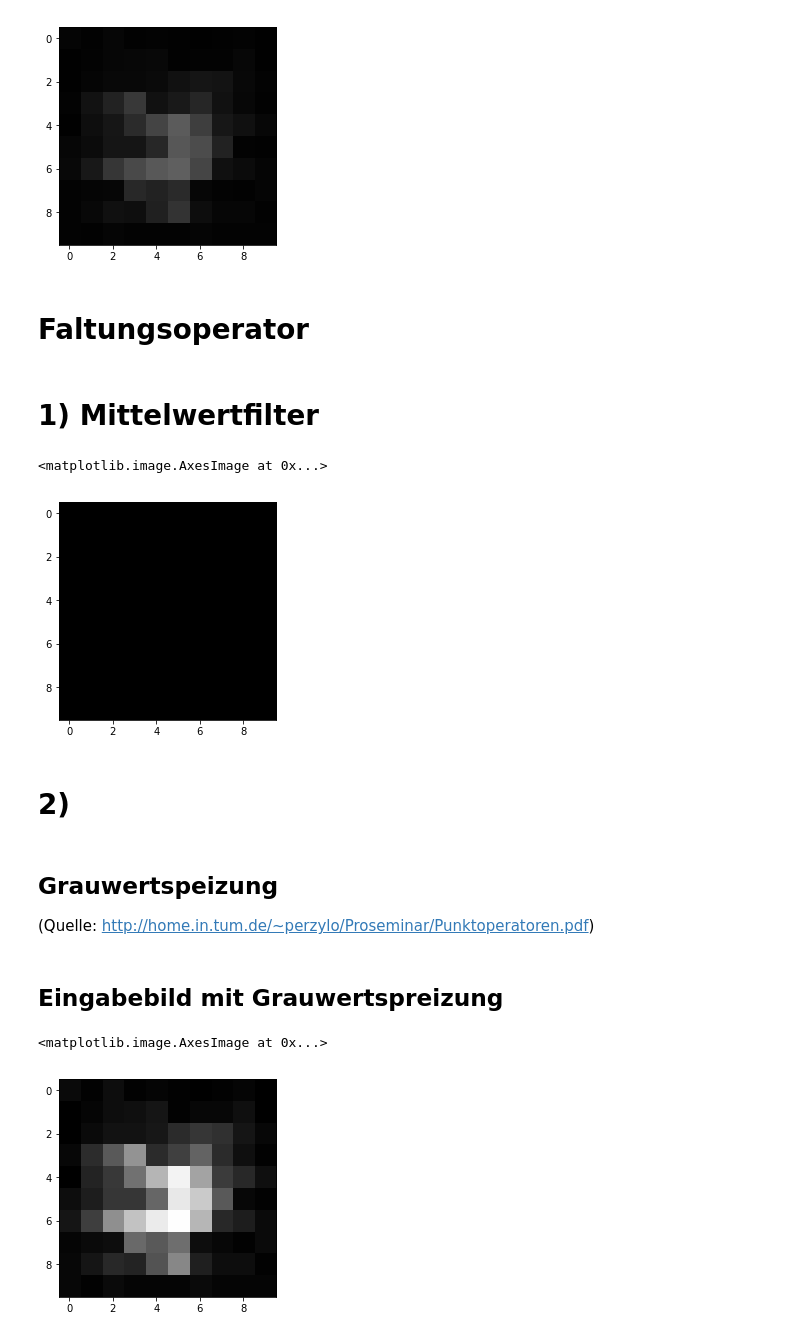
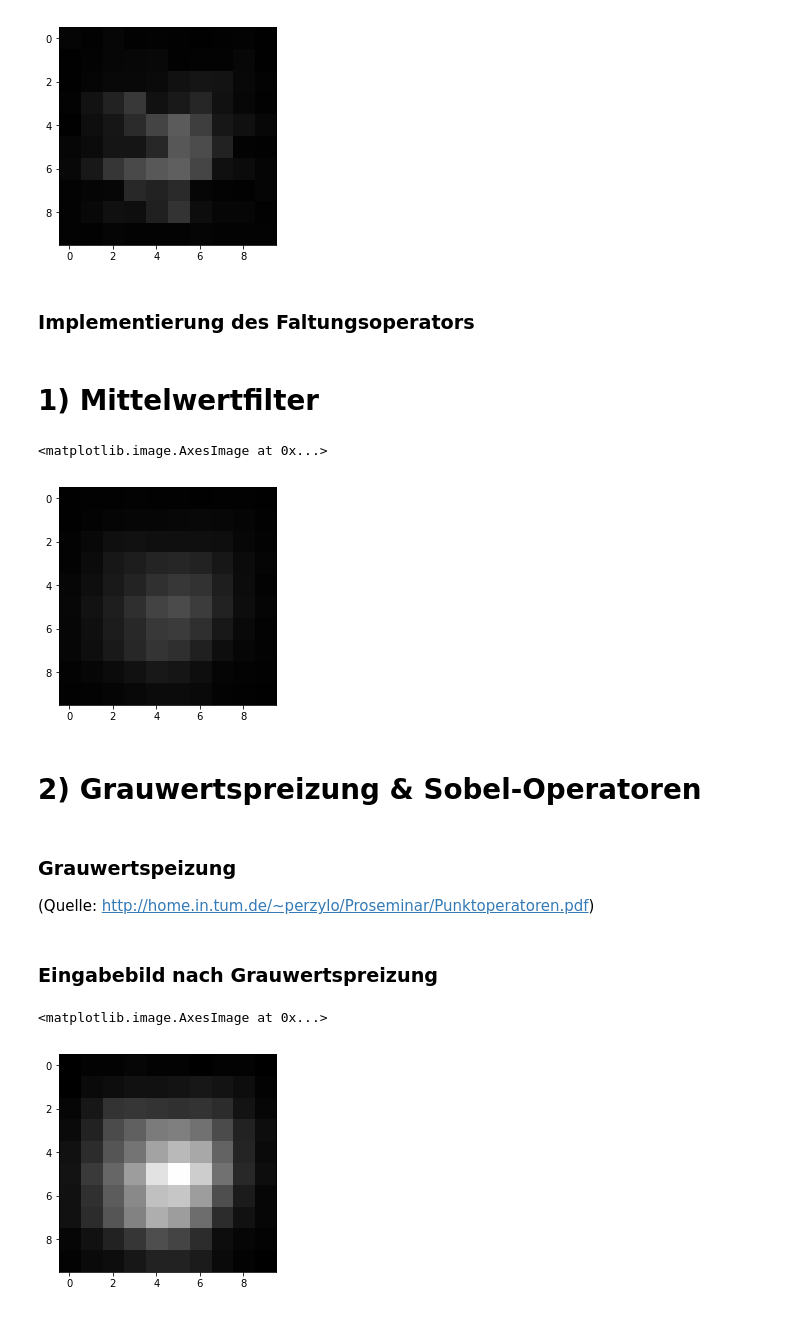
Before and after one commit to burknator/medizintechnik, a Jupyter notebook: Sobel-Operator.ipynb, the cells around one changed output. Cells and saved outputs as stored; diff of their text form; code cells hidden in the pictures.

Commit message:
Füge Überschiften hinzu und verwende Averaged base als Eingabe

```diff
--- a/Sobel-Operator.ipynb
+++ b/Sobel-Operator.ipynb
@@ -35,7 +29,7 @@ show(base)
 # %% [output]
 <matplotlib.image.AxesImage at 0x...>
 [figure]
-# %% [markdown]
-# Faltungsoperator
+# %% [markdown]
+### Implementierung des Faltungsoperators
 # %%
 def convolve(image, kernel):
@@ -48,19 +48,19 @@ def convolve(image, kernel):
 # %% [markdown]
 # 1) Mittelwertfilter
 # %%
-average_kernel = np.zeros((3,3)) + 1/9
-avg = convolve(base, average_kernel)
-show(avg)
+average_kernel = np.ones((3,3)) * 1/9
+base_averaged = convolve(base, average_kernel)
+show(base_averaged)
 # %% [output]
 <matplotlib.image.AxesImage at 0x...>
-[figure, old version]
+[figure, new version]
 # %% [markdown]
-# 2)
+# 2) Grauwertspreizung & Sobel-Operatoren
 # %% [markdown]
-## Grauwertspeizung
+### Grauwertspeizung
 (Quelle: http://home.in.tum.de/~perzylo/Proseminar/Punktoperatoren.pdf)
 # %%
-def scale(image, g_1=None, g_2=None, G=255):
+def spread_gray_value(image, g_1=None, g_2=None, G=255):
     if g_1 is None:
         g_1 = np.min(image)
     if g_2 is None:
@@ -80,8 +78,10 @@ base_scaled = scale(base)
+# %%
+base_spread = spread_gray_value(base_averaged)
 # %% [markdown]
-## Eingabebild mit Grauwertspreizung
+### Eingabebild nach Grauwertspreizung
 # %%
-show(base_scaled)
+show(base_spread)
 # %% [output]
 <matplotlib.image.AxesImage at 0x...>
-[figure, old version]
+[figure, new version]
 # %% [markdown]
```
Also changed, not shown: parts of 17 cells of this notebook.
